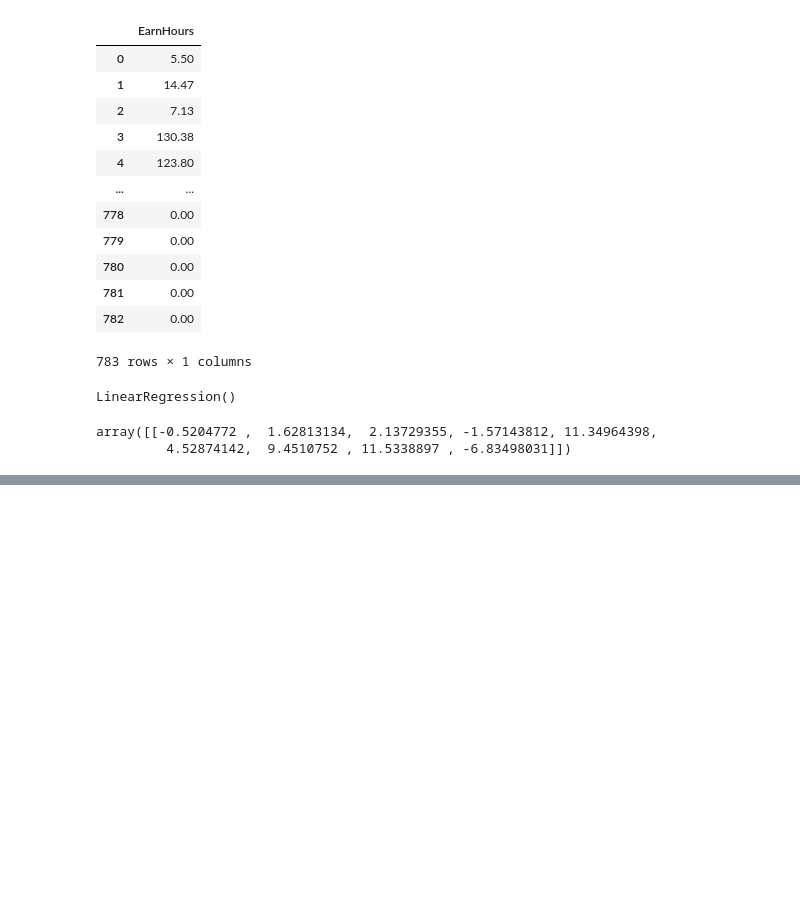
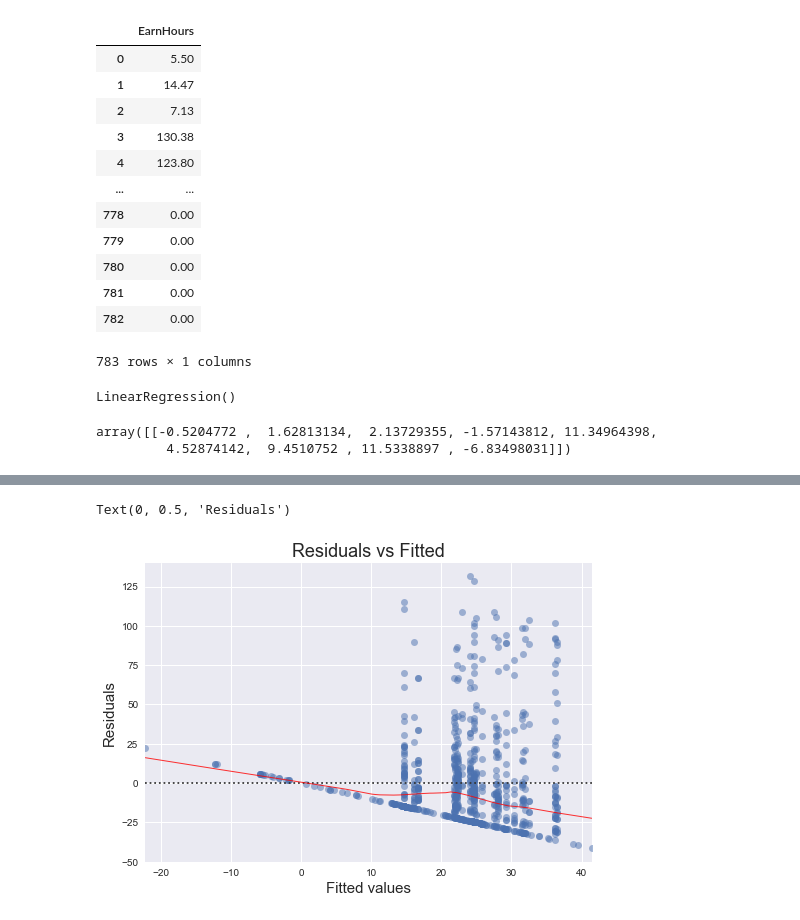
Before and after one commit to Ruthless-Raven/W.I.L.D-ZOO-CAPSTONE-, a Jupyter notebook: code/linear regression.ipynb, the cells around one changed output, grey strips where cells are left out. Cells and saved outputs as stored; diff of their text form; code cells hidden in the pictures; blank space fills up the shorter version.

Commit message:
added diagnostic plots and model summary

```diff
--- a/code/linear regression.ipynb
+++ b/code/linear regression.ipynb
@@ -119,0 +171,41 @@ plt.subplots_adjust(left=.3)
+# %%
+
+plt.style.use('seaborn') # pretty matplotlib plots
+plt.rc('font', size=14)
+plt.rc('figure', titlesize=18)
+plt.rc('axes', labelsize=15)
+plt.rc('axes', titlesize=18)
+# %%
+model = sm.OLS(y, sm.add_constant(X))
+model_fit = model.fit()
+
+# create dataframe from X, y for easier plot handling
+dataframe = pd.concat([X, y], axis=1)
+# %%
+# model values
+model_fitted_y = model_fit.fittedvalues
+# model residuals
+model_residuals = model_fit.resid
+# normalized residuals
+model_norm_residuals = model_fit.get_influence().resid_studentized_internal
+# absolute squared normalized residuals
+model_norm_residuals_abs_sqrt = np.sqrt(np.abs(model_norm_residuals))
+# absolute residuals
+model_abs_resid = np.abs(model_residuals)
+# leverage, from statsmodels internals
+model_leverage = model_fit.get_influence().hat_matrix_diag
+# cook's distance, from statsmodels internals
+model_cooks = model_fit.get_influence().cooks_distance[0]
+
+plot_lm_1 = plt.figure()
+plot_lm_1.axes[0] = sns.residplot(model_fitted_y, dataframe.columns[-1], data=dataframe,
+                          lowess=True,
+                          scatter_kws={'alpha': 0.5},
+                          line_kws={'color': 'red', 'lw': 1, 'alpha': 0.8})
+
+plot_lm_1.axes[0].set_title('Residuals vs Fitted')
+plot_lm_1.axes[0].set_xlabel('Fitted values')
+plot_lm_1.axes[0].set_ylabel('Residuals')
+# %% [output]
+Text(0, 0.5, 'Residuals')
+[figure, added]
```
Also changed, not shown: parts of 7 cells of this notebook.
